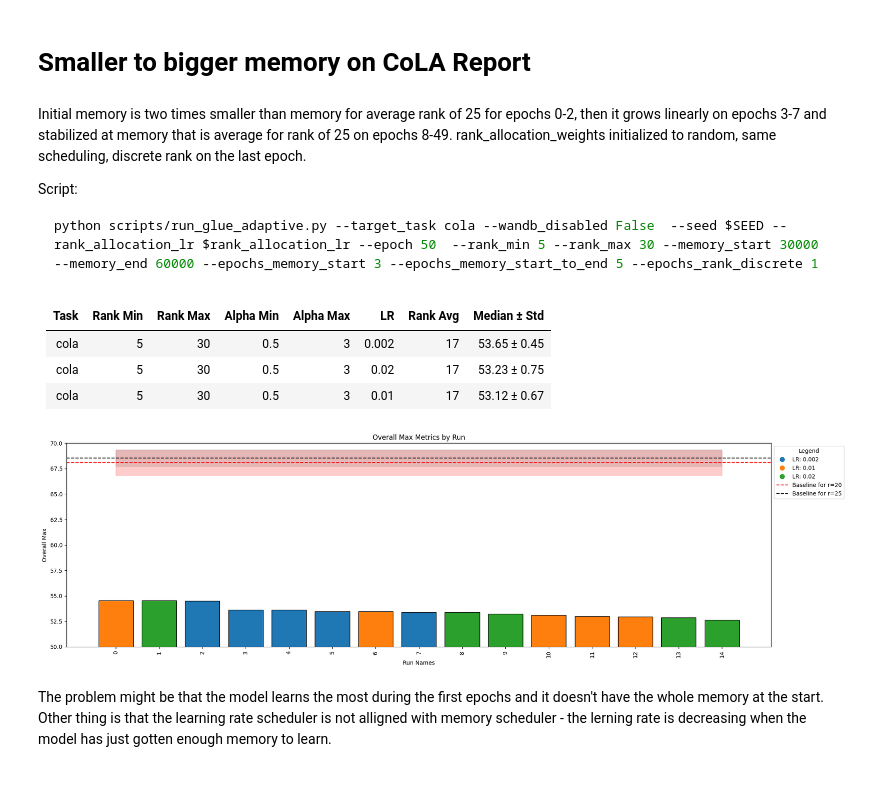
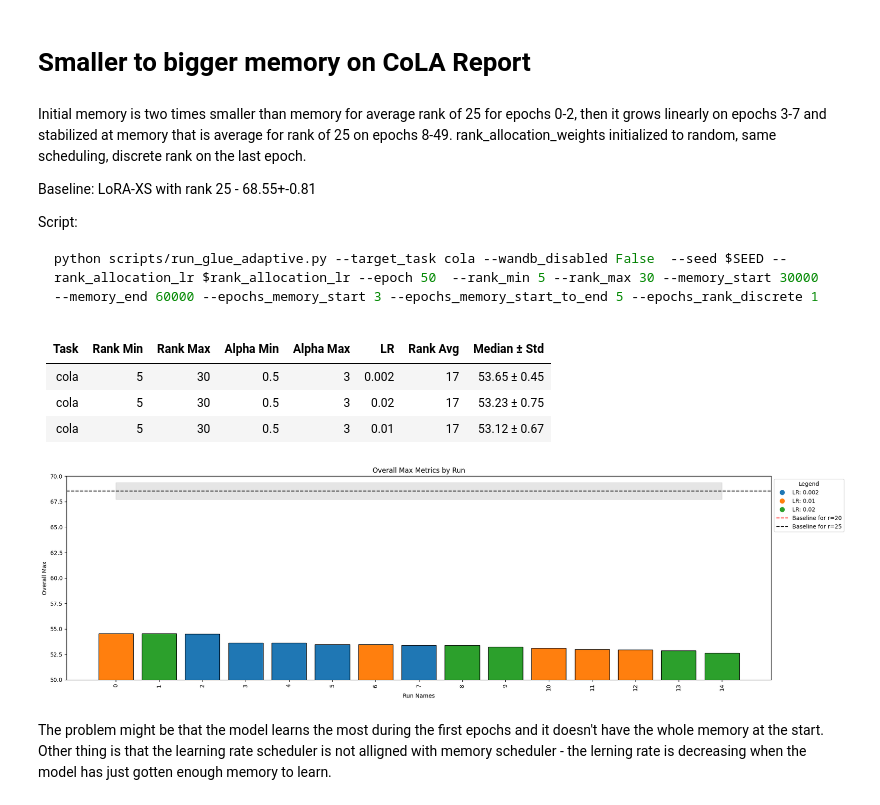
Before and after one commit to mallahova/loraxs, a Jupyter notebook: tasks/adaptive_rank_allocation/memory/initial_smaller_memory/report.ipynb, the cells around one changed output. Saved outputs shown, nothing was run; the diff lists cells and outputs as text; code cells hidden in the pictures.

```diff
--- a/tasks/adaptive_rank_allocation/memory/initial_smaller_memory/report.ipynb
+++ b/tasks/adaptive_rank_allocation/memory/initial_smaller_memory/report.ipynb
@@ -16,17 +17,23 @@ INTERACTIVE_CHARTS=True
 # %%
-def get_results(project:str, entity:str, starts_with="", epoch_start=0):
+def get_results(project:str, entity:str, starts_with="", epoch_start=0,date_before=None, date_after=None):
     api = wandb.Api()
     runs = api.runs(f"{entity}/{project}")
     run_max_metrics = []
     for run in runs:
         if run.name.startswith(starts_with):
-            # Extract seed and history
+            # Skip runs created before the specified date
+            created_at = datetime.strptime(run.created_at.rstrip('Z'), "%Y-%m-%dT%H:%M:%S")
+            if date_after and created_at < date_after:
+                continue
+
+            if date_before and created_at > date_before:
+                continue
             seed = run.config.get("seed", "N/A")
             run_history = run.history()
             rank_metrics = "eval/matthews_correlation"
 
             # Regex pattern to parse run name
-            pattern = r"results_(?P<task>[a-zA-Z0-9]+)_(?P<rank_min>[\d.]+)_(?P<rank_max>[\d.]+)_(?P<alpha_min>[\d.]+)_(?P<alpha_max>[\d.]+)_(?P<seed>\d+)_(?P<lr>[\d.eE+-]+)_(?P<rank_avg>[\d.]+)"
+            pattern = r"results_(?P<task>[a-zA-Z0-9]+)_(?P<rank_min>[\d.]+)_(?P<rank_max>[\d.]+)_(?P<alpha_min>[\d.]+)_(?P<alpha_max>[\d.]+)_(?P<seed>\d+)_(?P<lr>[\d.eE+-]+)_(?P<rank_avg>[\d.\w]+)"
             match = re.match(pattern, run.name)
 
             if match and rank_metrics:
@@ -38,7 +45,7 @@ def get_results(project:str, entity:str, starts_with="", epoch_start=0):
                 alpha_max = float(match.group("alpha_max"))
                 seed = int(match.group("seed"))
                 rank_allocation_learning_rate = float(match.group("lr"))
-                rank_average = float(match.group("rank_avg"))
+                rank_average = None if match.group("rank_avg")=="None" else float(match.group("rank_avg"))
 
                 # Get the overall max of the rank metrics
                 overall_max = run.history(keys=[rank_metrics])[rank_metrics][epoch_start:].max() * 100
@@ -155,10 +162,6 @@ def plot_results(run_max_metrics: str):
     run_names = [result['run_name'] for result in run_max_metrics]
     overall_max = [result['overall_max'] for result in run_max_metrics]
     learning_rates = [result['rank_allocation_learning_rate'] for result in run_max_metrics]
-
-    # Define baseline and its error
-    baseline_median = 68.08
-    baseline_std = 1.21
 
     # Assign colors based on unique learning rates
     unique_lrs = sorted(set(learning_rates))
@@ -174,10 +177,8 @@ def plot_results(run_max_metrics: str):
     rank_25_std = 0.81
 
     # Add baselines with shading for std
-    plt.axhline(baseline_median, color='red', linestyle='--', label='Baseline for r=20')
     plt.axhline(rank_25_median, color='black', linestyle='--', label='Baseline for r=25')
 
-    plt.fill_between(bar_positions, baseline_median - baseline_std, baseline_median + baseline_std, color='red', alpha=0.2, label='Baseline (r=20) ± std')
     plt.fill_between(bar_positions, rank_25_median - rank_25_std, rank_25_median + rank_25_std, color='black', alpha=0.1, label='Baseline (r=25) ± std')
 
     # Adding labels and legend
@@ -317,8 +318,8 @@ def plot_rank_allocation_by_component_type(values, component_types):
     plt.tight_layout()
     plt.show()
 # %%
-def display_project_stats(project:str, entity:str, starts_with="", epoch_start=0 ):
-   run_max_metrics=get_results(project=project, entity=entity, starts_with=starts_with, epoch_start=epoch_start)
+def display_project_stats(project:str, entity:str, starts_with="", epoch_start=0 ,date_before=None, date_after=None):
+   run_max_metrics=get_results(project=project, entity=entity, starts_with=starts_with, epoch_start=epoch_start, date_after=date_after, date_before=date_before)
    print_stats(run_max_metrics, project)
    plot_results(run_max_metrics)
    best_run = max(run_max_metrics, key=lambda x: x["overall_max"])
@@ -381,6 +391,8 @@ def fetch_and_plot_wandb_runs(entity, project, metric="loss", x_axis="step", int
 # Smaller to bigger memory on CoLA Report
 # %% [markdown]
 Initial memory is two times smaller than memory for average rank of 25 for epochs 0-2, then it grows linearly on epochs 3-7 and stabilized at memory that is average for rank of 25 on epochs 8-49.  rank_allocation_weights initialized to random, same scheduling, discrete rank on the last epoch.
+
+Baseline: LoRA-XS with rank 25 - 68.55+-0.81
 
 
 Script:
@@ -390,14 +402,15 @@ python scripts/run_glue_adaptive.py --target_task cola --wandb_disabled False  -
 # %%
 project = "adalora_memory_to_double_memory_3_5"
 entity = "mallahova"
-display_project_stats(project=project, entity=entity, starts_with="")
+date_before=datetime(2025, 4, 14)
+display_project_stats(project=project, entity=entity, starts_with="", date_before=date_before )
 # %% [output]
 | Task   |   Rank Min |   Rank Max |   Alpha Min |   Alpha Max |    LR |   Rank Avg | Median ± Std   |
 |:-------|-----------:|-----------:|------------:|------------:|------:|-----------:|:---------------|
 | cola   |          5 |         30 |         0.5 |           3 | 0.002 |         17 | 53.65 ± 0.45   |
 | cola   |          5 |         30 |         0.5 |           3 | 0.02  |         17 | 53.23 ± 0.75   |
 | cola   |          5 |         30 |         0.5 |           3 | 0.01  |         17 | 53.12 ± 0.67   |
-[figure, old version]
+[figure, new version]
 # %% [markdown]
 The problem might be that the model learns the most during the first epochs and it doesn't have the whole memory at the start. Other thing is that the learning rate scheduler is not alligned with memory scheduler - the lerning rate is decreasing when the model has just gotten enough memory to learn.
 # %%
```
Also changed, not shown: parts of 10 cells of this notebook, 10 other files.
